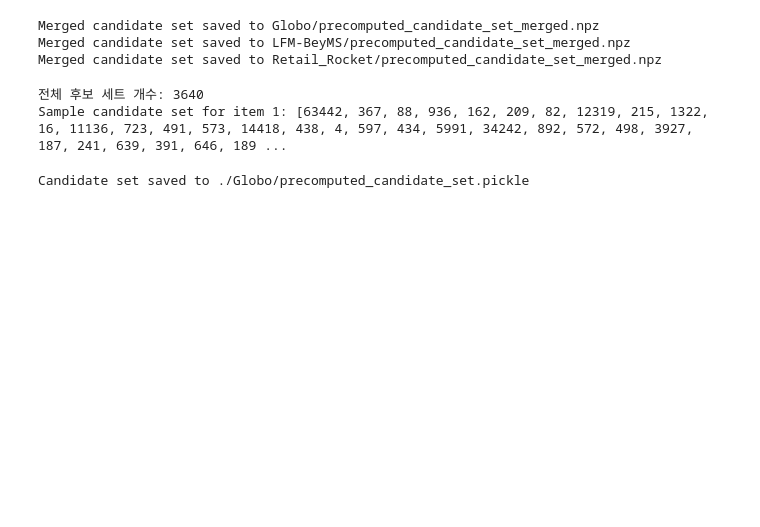
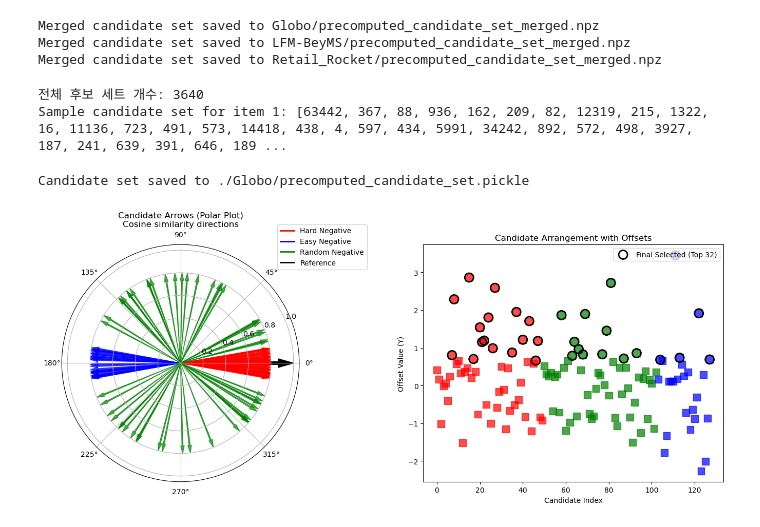
Before and after one commit to jy1559/RSASRec, a Jupyter notebook: Datasets/negative_sampling.ipynb, the cells around one changed output. Drawn from its saved outputs; the diff is of its cells as text; code cells hidden in the pictures; blank space fills up the shorter version.

```diff
--- a/Datasets/negative_sampling.ipynb
+++ b/Datasets/negative_sampling.ipynb
@@ -159,3 +159,95 @@ with open(folder+output_candidate_pickle, "wb") as f:
 print("Candidate set saved to", folder+output_candidate_pickle)
 # %% [output]
 Candidate set saved to ./Globo/precomputed_candidate_set.pickle
+# %%
+import matplotlib.pyplot as plt
+import numpy as np
+from matplotlib.lines import Line2D
+
+# 재현성을 위해 랜덤 시드 설정
+np.random.seed(42)
+
+n_candidates = 128
+
+##############################
+# 1. Polar plot: Candidate arrows (cosine similarity directions)
+##############################
+fig = plt.figure(figsize=(14, 6))
+ax1 = fig.add_subplot(121, polar=True)
+ax1.set_title("Candidate Arrows (Polar Plot)\nCosine similarity directions", fontsize=12)
+
+# 기준 아이템: 기준 벡터를 0° 방향(오른쪽)으로 표시
+ax1.arrow(0, 0, 0, 1.0, width=0.03, color='black',
+          label='Reference', length_includes_head=True)
+
+# hard negative: 상위 50개 – 기준과 거의 평행 (-10° ~ 10°)
+hard_angles = np.deg2rad(np.random.uniform(-10, 10, 50))
+for angle in hard_angles:
+    ax1.arrow(angle, 0, 0, 0.8, width=0.015, color='red',
+              length_includes_head=True, alpha=0.7)
+
+# easy negative: 하위 25개 – 기준의 반대 방향 근처 (170° ~ 190°)
+easy_angles = np.deg2rad(np.random.uniform(170, 190, 25))
+for angle in easy_angles:
+    ax1.arrow(angle, 0, 0, 0.8, width=0.015, color='blue',
+              length_includes_head=True, alpha=0.7)
+
+# random negative: 나머지 53개 – 두 구간에서 생성
+# 10°~170°에서 27개, 190°~350°에서 26개
+random_angles1 = np.deg2rad(np.random.uniform(10, 170, 27))
+random_angles2 = np.deg2rad(np.random.uniform(190, 350, 26))
+random_angles = np.concatenate((random_angles1, random_angles2))
+for angle in random_angles:
+    ax1.arrow(angle, 0, 0, 0.8, width=0.015, color='green',
+              length_includes_head=True, alpha=0.7)
+
+# 범례 생성
+legend_elements = [
+    Line2D([0], [0], color='red', lw=2, label='Hard Negative'),
+    Line2D([0], [0], color='blue', lw=2, label='Easy Negative'),
+    Line2D([0], [0], color='green', lw=2, label='Random Negative'),
+    Line2D([0], [0], color='black', lw=2, label='Reference')
+]
+ax1.legend(handles=legend_elements, loc='upper right', bbox_to_anchor=(1.3, 1.1))
+
+##############################
+# 2. Linear plot: Candidate ranking with offsets from Normal distributions
+##############################
+ax2 = fig.add_subplot(122)
+ax2.set_title("Candidate Arrangement with Offsets", fontsize=12)
+ax2.set_xlabel("Candidate Index")
+ax2.set_ylabel("Offset Value (Y)")
+
+# y_vals와 색상을 각 그룹별로 np.random.normal으로 생성
+y_vals = np.zeros(n_candidates)
+colors = np.empty(n_candidates, dtype='<U10')
+
+# Hard negatives: indices 0 ~ 49, 평균 0.3, 표준편차 1
+y_vals[:50] = np.random.normal(0.4, 1, 50)
+colors[:50] = 'red'
+
+# Random negatives: indices 50 ~ 102, 평균 0, 표준편차 1 (53개)
+y_vals[50:103] = np.random.normal(0, 1, 53)
+colors[50:103] = 'green'
+
+# Easy negatives: indices 103 ~ 127, 평균 -0.3, 표준편차 1 (25개)
+y_vals[103:128] = np.random.normal(-0.4, 1, 25)
+colors[103:128] = 'blue'
+
+indices = np.arange(n_candidates)
+# candidate들을 네모(marker='s')로 플롯
+ax2.scatter(indices, y_vals, c=colors, s=100, marker='s', alpha=0.7)
+
+# y_vals 기준 내림차순 정렬 후 상위 32개를 최종 선택
+sorted_indices = np.argsort(-y_vals)  # 내림차순 정렬
+selected = sorted_indices[:32]
+ax2.scatter(indices[selected], y_vals[selected],
+            facecolors='none', edgecolors='black', s=150, linewidths=2,
+            label='Final Selected (Top 32)')
+
+ax2.legend(loc='upper right')
+
+plt.tight_layout()
+plt.show()
+# %% [output]
+[figure, added]
```
Also changed, not shown: 20 other files.
